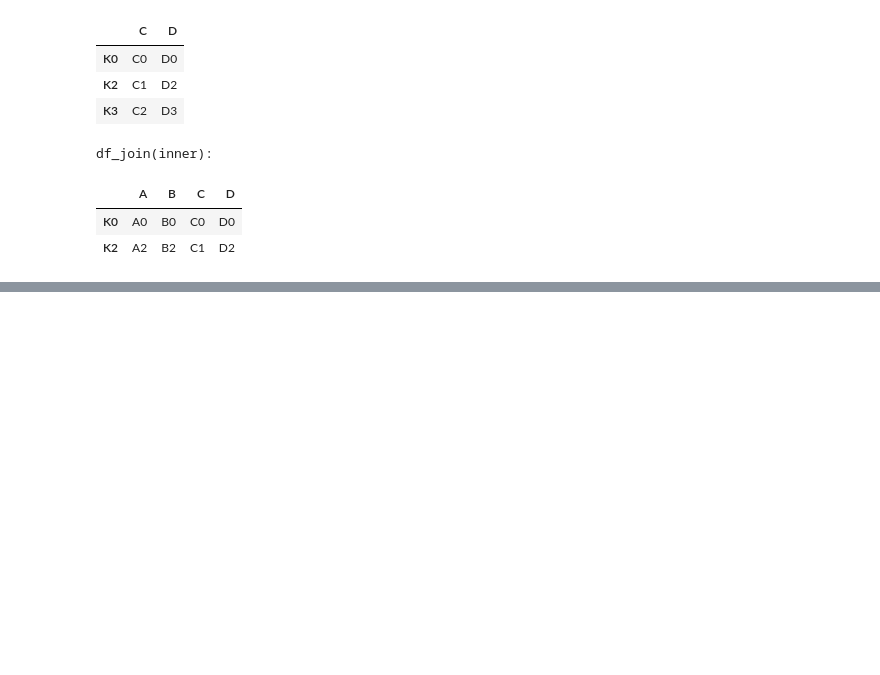
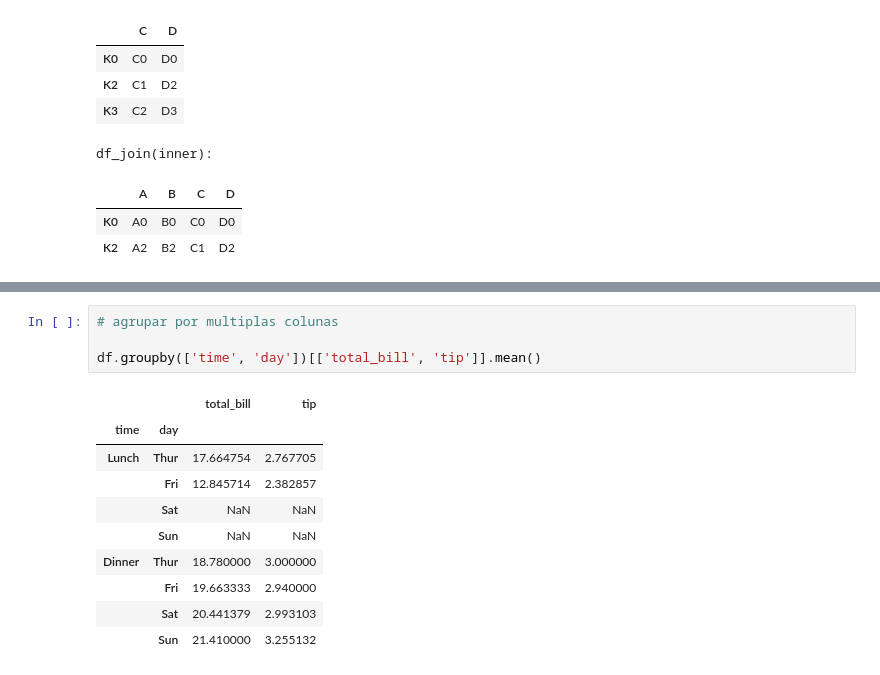
Before and after one commit to vcautela/Data_Wrangling, a Jupyter notebook: Data_Wrangling.ipynb, the cells around one changed output, grey strips where cells are left out. Saved outputs shown, nothing was run; the diff lists cells and outputs as text; blank space fills up the shorter version.

Commit message:
groupby_aggregate

```diff
--- a/Data_Wrangling.ipynb
+++ b/Data_Wrangling.ipynb
@@ -266,0 +337,15 @@ df_join(inner):
+# %%
+# agrupar por multiplas colunas
+
+df.groupby(['time', 'day'])[['total_bill', 'tip']].mean()
+# %% [output]
+|  |  | total_bill | tip |
+| time | day |  |  |
+| Lunch | Thur | 17.664754 | 2.767705 |
+|  | Fri | 12.845714 | 2.382857 |
+|  | Sat | NaN | NaN |
+|  | Sun | NaN | NaN |
+| Dinner | Thur | 18.780000 | 3.000000 |
+|  | Fri | 19.663333 | 2.940000 |
+|  | Sat | 20.441379 | 2.993103 |
+|  | Sun | 21.410000 | 3.255132 |
```
Also changed, not shown: parts of 9 cells of this notebook.
